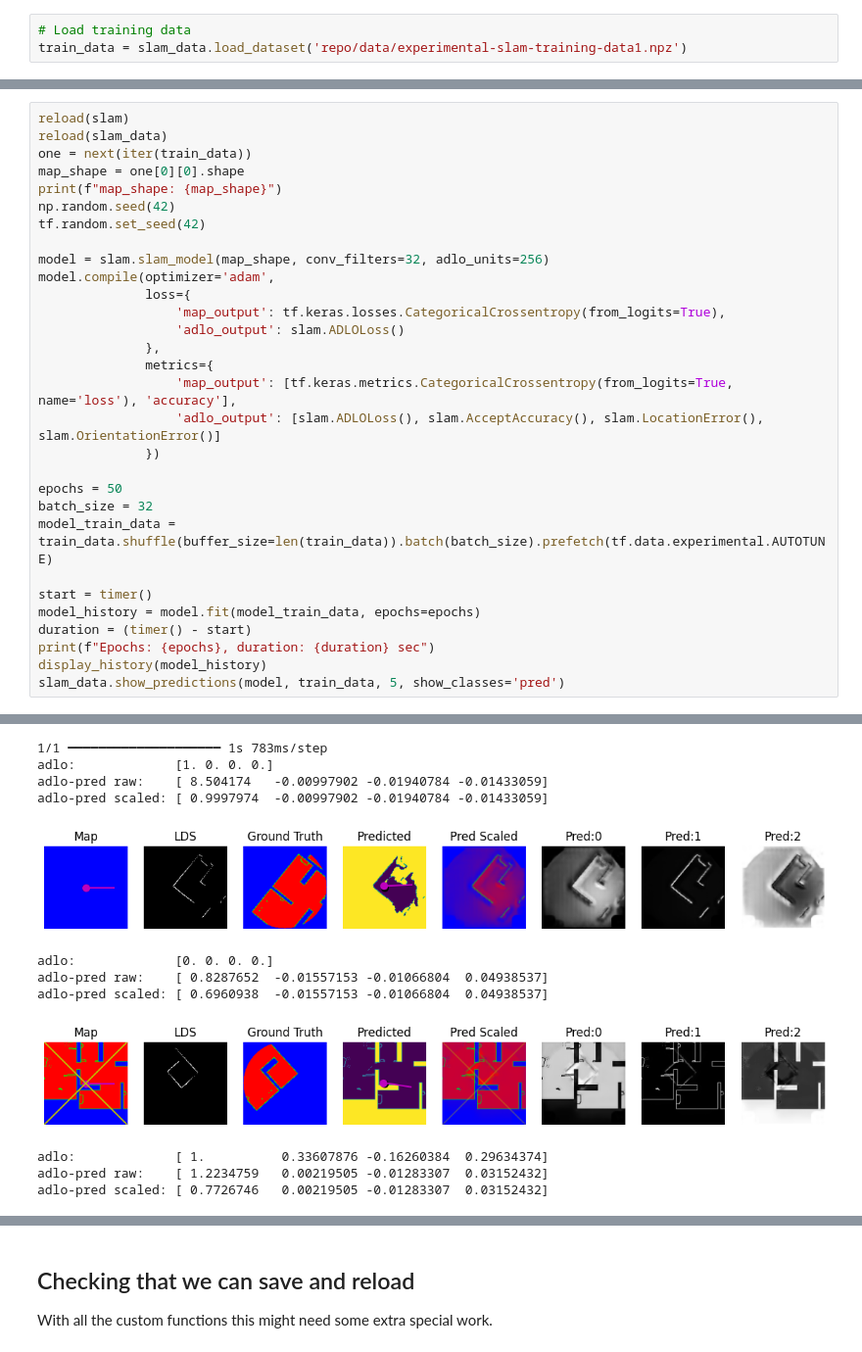
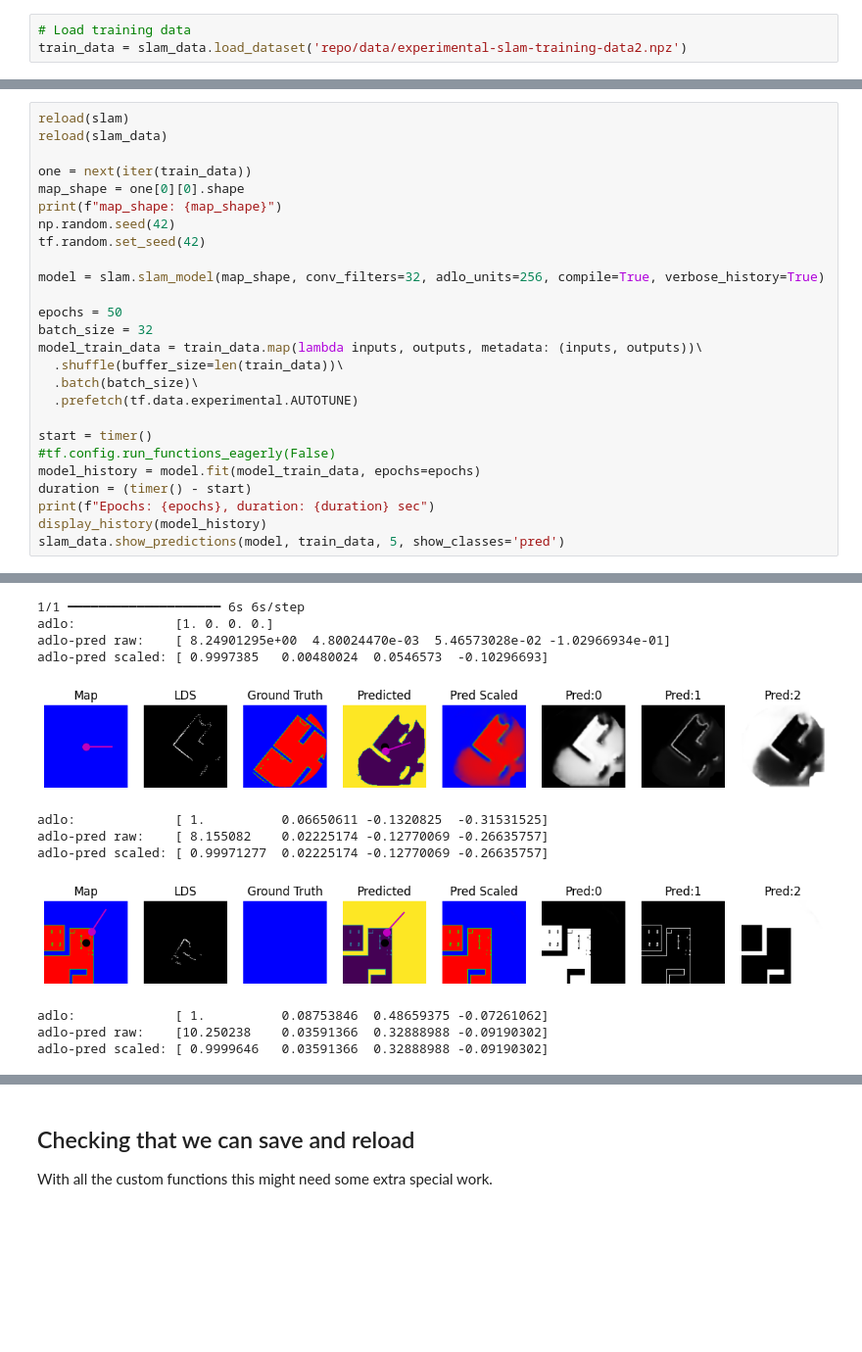
Before and after one commit to malcolmlett/robovac, a Jupyter notebook: Experiment_SLAM_3.ipynb, the cells around one changed output, grey strips where cells are left out. Shown at 98% size. Drawn from its saved outputs; the diff is of its cells as text; blank space fills up the shorter version.

Commit message:
Training to 50 epochs with dataset v2.

```diff
--- a/Experiment_SLAM_3.ipynb
+++ b/Experiment_SLAM_3.ipynb
@@ -58,6 +55,6 @@ import time
 from timeit import default_timer as timer
 # %%
 # Load training data
-train_data = slam_data.load_dataset('repo/data/experimental-slam-training-data1.npz')
+train_data = slam_data.load_dataset('repo/data/experimental-slam-training-data2.npz')
 # %% [output]
 Loaded:
@@ -69,28 +67,24 @@ Dataset loaded from repo/data/experimental-slam-training-data1.npz
 # %%
 reload(slam)
 reload(slam_data)
+
 one = next(iter(train_data))
 map_shape = one[0][0].shape
 print(f"map_shape: {map_shape}")
 np.random.seed(42)
 tf.random.set_seed(42)
 
-model = slam.slam_model(map_shape, conv_filters=32, adlo_units=256)
-model.compile(optimizer='adam',
-              loss={
-                  'map_output': tf.keras.losses.CategoricalCrossentropy(from_logits=True),
-                  'adlo_output': slam.ADLOLoss()
-              },
-              metrics={
-                  'map_output': [tf.keras.metrics.CategoricalCrossentropy(from_logits=True, name='loss'), 'accuracy'],
-                  'adlo_output': [slam.ADLOLoss(), slam.AcceptAccuracy(), slam.LocationError(), slam.OrientationError()]
-              })
+model = slam.slam_model(map_shape, conv_filters=32, adlo_units=256, compile=True, verbose_history=True)
 
 epochs = 50
 batch_size = 32
-model_train_data = train_data.shuffle(buffer_size=len(train_data)).batch(batch_size).prefetch(tf.data.experimental.AUTOTUNE)
+model_train_data = train_data.map(lambda inputs, outputs, metadata: (inputs, outputs))\
+  .shuffle(buffer_size=len(train_data))\
+  .batch(batch_size)\
+  .prefetch(tf.data.experimental.AUTOTUNE)
 
 start = timer()
+#tf.config.run_functions_eagerly(False)
 model_history = model.fit(model_train_data, epochs=epochs)
 duration = (timer() - start)
 print(f"Epochs: {epochs}, duration: {duration} sec")
@@ -118,12 +112,12 @@ Epochs: 50, duration: 810.9121099059994 sec
-1/1 ━━━━━━━━━━━━━━━━━━━━ 1s 783ms/step
+1/1 ━━━━━━━━━━━━━━━━━━━━ 6s 6s/step
 adlo:             [1. 0. 0. 0.]
-adlo-pred raw:    [ 8.504174   -0.00997902 -0.01940784 -0.01433059]
-adlo-pred scaled: [ 0.9997974  -0.00997902 -0.01940784 -0.01433059]
+adlo-pred raw:    [ 8.24901295e+00  4.80024470e-03  5.46573028e-02 -1.02966934e-01]
+adlo-pred scaled: [ 0.9997385   0.00480024  0.0546573  -0.10296693]
-[figure, old version]
+[figure, new version]
-adlo:             [0. 0. 0. 0.]
-adlo-pred raw:    [ 0.8287652  -0.01557153 -0.01066804  0.04938537]
-adlo-pred scaled: [ 0.6960938  -0.01557153 -0.01066804  0.04938537]
+adlo:             [ 1.          0.06650611 -0.1320825  -0.31531525]
+adlo-pred raw:    [ 8.155082    0.02225174 -0.12770069 -0.26635757]
+adlo-pred scaled: [ 0.99971277  0.02225174 -0.12770069 -0.26635757]
-[figure, old version]
+[figure, new version]
-adlo:             [ 1.          0.33607876 -0.16260384  0.29634374]
-adlo-pred raw:    [ 1.2234759   0.00219505 -0.01283307  0.03152432]
-adlo-pred scaled: [ 0.7726746   0.00219505 -0.01283307  0.03152432]
+adlo:             [ 1.          0.08753846  0.48659375 -0.07261062]
+adlo-pred raw:    [10.250238    0.03591366  0.32888988 -0.09190302]
+adlo-pred scaled: [ 0.9999646   0.03591366  0.32888988 -0.09190302]
```
Also changed, not shown: parts of 9 cells of this notebook.
